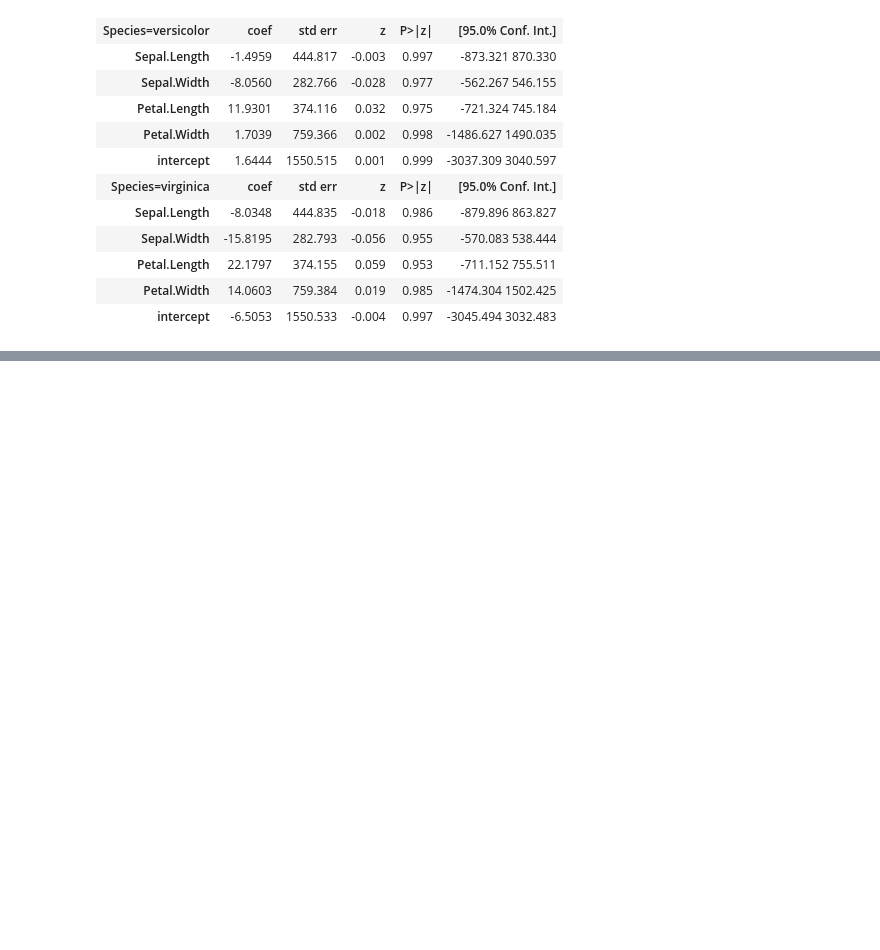
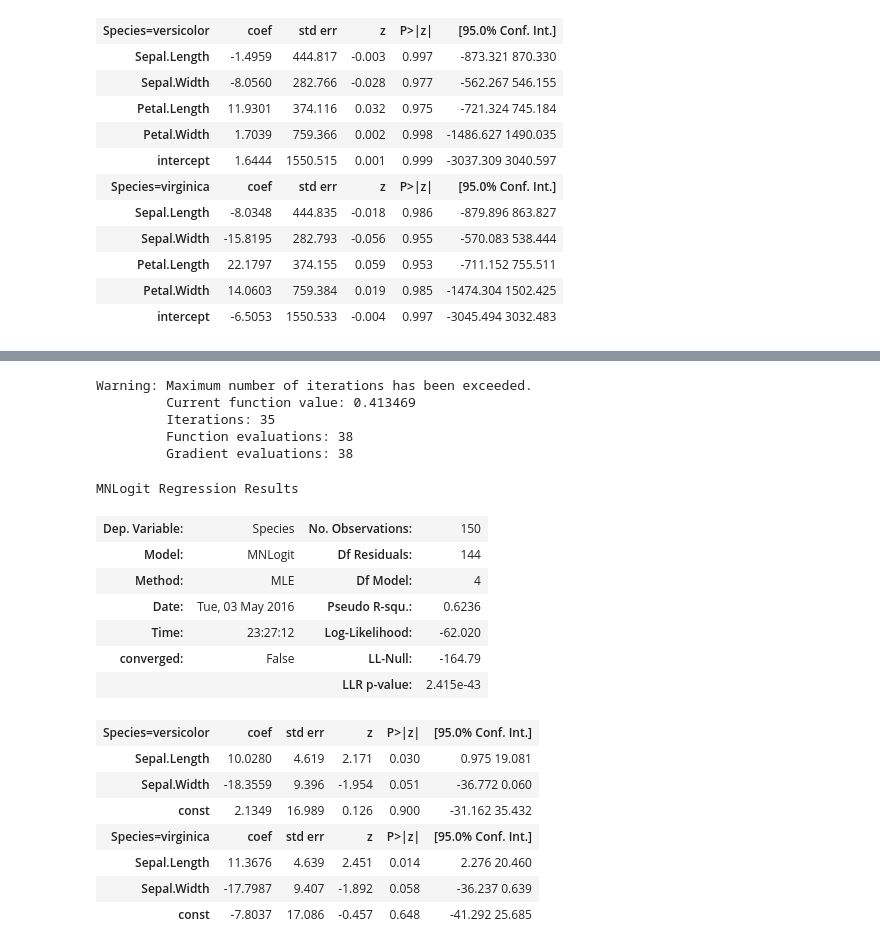
Before and after one commit to nayana487/logistic_regression_lab, a Jupyter notebook: 2.2-lab/code/starter-code/week4-2.2-Ameet.ipynb, the cells around one changed output, grey strips where cells are left out. Drawn from its saved outputs; the diff is of its cells as text; code cells hidden in the pictures; blank space fills up the shorter version.

```diff
--- a/2.2-lab/code/starter-code/week4-2.2-Ameet.ipynb
+++ b/2.2-lab/code/starter-code/week4-2.2-Ameet.ipynb
@@ -127,0 +269,14 @@ The models' coefficients are distance from
+# %%
+#Petal Width
+X_petal_width = iris.data.ix[:, 3]
+
+#Add constant
+X_petal_width = st.add_constant(X_petal_width, prepend = False)
+
+#Model
+MNLogit_petal_width = st.MNLogit(y, X_petal_width)
+
+#Results
+results_petal_width = MNLogit_petal_width.fit()
+results_petal_width.summary()
+#High R-squared, but high p-value for variable.
@@ -127,0 +301,14 @@ The models' coefficients are distance from
+# %%
+#Petal Length
+X_petal_length = iris.data.ix[:, 2]
+
+#Add constant
+X_petal_length = st.add_constant(X_petal_length, prepend = False)
+
+#Model
+MNLogit_petal_length = st.MNLogit(y, X_petal_length)
+
+#Results
+results_petal_length = MNLogit_petal_length.fit()
+results_petal_length.summary()
+#High R-squared, but high p-value for variable.
@@ -127,0 +333,37 @@ The models' coefficients are distance from
+# %%
+#What do sepal length and width do together?
+#Sepals
+X_sepals = iris.data.ix[:, 0:2]
+
+#Add constant
+X_sepals = st.add_constant(X_sepals, prepend = False)
+
+#Model
+MNLogit_sepals = st.MNLogit(y, X_sepals)
+
+#Results
+results_sepals = MNLogit_sepals.fit(method = 'bfgs')
+results_sepals.summary()
+#High R-squared, but constant irrelevant. Drop it?
+# %% [output]
+Warning: Maximum number of iterations has been exceeded.
+         Current function value: 0.413469
+         Iterations: 35
+         Function evaluations: 38
+         Gradient evaluations: 38
+MNLogit Regression Results
+| Dep. Variable: | Species | No. Observations: | 150 |
+| Model: | MNLogit | Df Residuals: | 144 |
+| Method: | MLE | Df Model: | 4 |
+| Date: | Tue, 03 May 2016 | Pseudo R-squ.: | 0.6236 |
+| Time: | 23:27:12 | Log-Likelihood: | -62.020 |
+| converged: | False | LL-Null: | -164.79 |
+|  |  | LLR p-value: | 2.415e-43 |
+| Species=versicolor | coef | std err | z | P>|z| | [95.0% Conf. Int.] |
+| Sepal.Length | 10.0280 | 4.619 | 2.171 | 0.030 | 0.975 19.081 |
+| Sepal.Width | -18.3559 | 9.396 | -1.954 | 0.051 | -36.772 0.060 |
+| const | 2.1349 | 16.989 | 0.126 | 0.900 | -31.162 35.432 |
+| Species=virginica | coef | std err | z | P>|z| | [95.0% Conf. Int.] |
+| Sepal.Length | 11.3676 | 4.639 | 2.451 | 0.014 | 2.276 20.460 |
+| Sepal.Width | -17.7987 | 9.407 | -1.892 | 0.058 | -36.237 0.639 |
+| const | -7.8037 | 17.086 | -0.457 | 0.648 | -41.292 25.685 |
```
Also changed, not shown: parts of 22 cells of this notebook.
